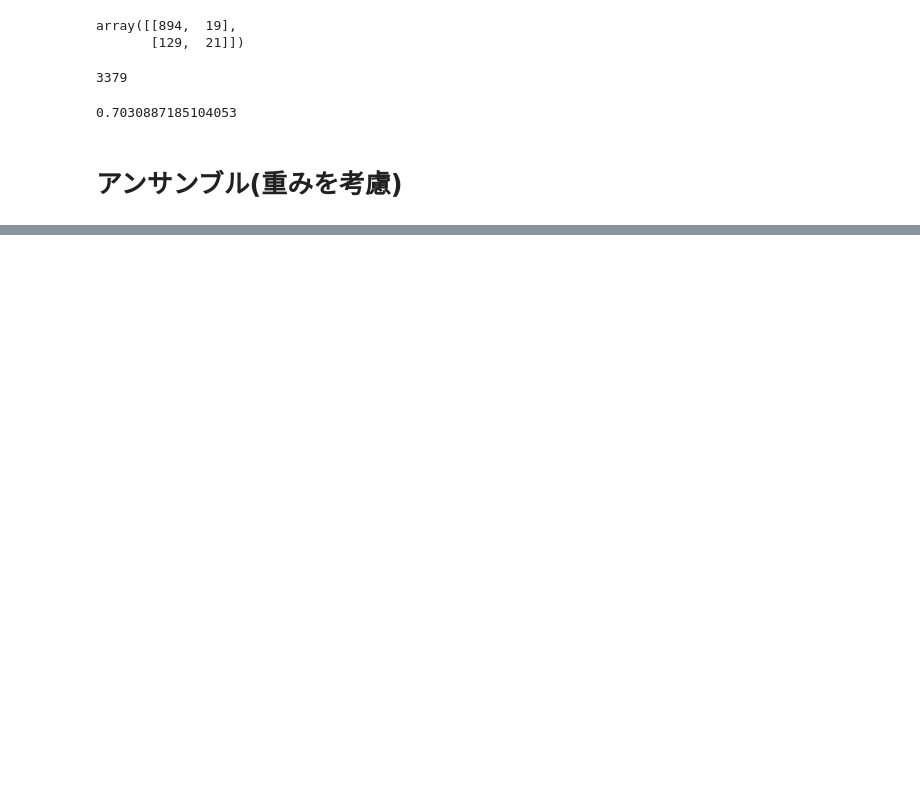
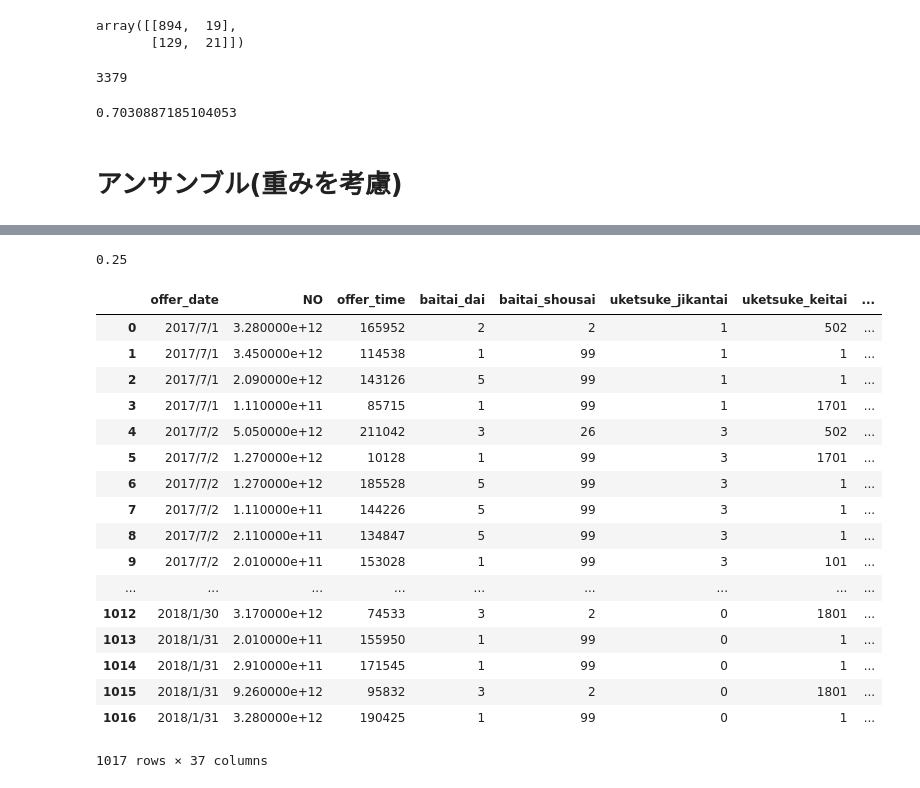
Before and after one commit to suger0316/aiful, a Jupyter notebook: アイフル/ハッカソン_01比率を揃える.ipynb, the cells around one changed output, grey strips where cells are left out. Drawn from its saved outputs; the diff is of its cells as text; code cells hidden in the pictures; blank space fills up the shorter version.

```diff
--- a/アイフル/ハッカソン_01比率を揃える.ipynb
+++ b/アイフル/ハッカソン_01比率を揃える.ipynb
@@ -536,0 +726,9 @@ auc(precision, recall)
+# %%
+#最大利益の場合をバイナリ化
+threshold = (np.argmax(profit_list_max_n)+1)/100
+binary_submit_y_reg = []
+for i in submit_y_reg:
+    if i > threshold:
+        binary_submit_y_reg.append(1)
+    elif i <= threshold:
+        binary_submit_y_reg.append(0)
@@ -536,0 +751,16 @@ auc(precision, recall)
+# %%
+#営業利益の算出(一次関数_ver2)をテストデータなしで
+def operating_profit_linear_ver3(y_pred_reg, y_pred_cla, offset_n, offset_m):
+    #gain_list = []
+    #loss_list = []
+    if y_pred_cla == 1:
+        return 0
+    elif y_pred_cla == 0:
+        if y_pred_reg <= offset_n and y_pred_reg >= offset_m:
+            return int((-45/(offset_n-offset_m))*y_pred_reg+(45*offset_n/(offset_n-offset_m))+5)
+        elif y_pred_reg < offset_m:
+            return 50
+# %%
+gain_submit_list = []
+for i in range(len(binary_submit_y_reg)):
+    gain_submit_list.append(operating_profit_linear_ver3(submit_y_reg[i], binary_submit_y_reg[i], threshold, threshold-0.01))
@@ -536,0 +787,27 @@ auc(precision, recall)
+# %%
+threshold
+# %% [output]
+0.25
+# %%
+submit_df['month12_jiko'] = np.array(gain_submit_list)
+# %%
+submit_df
+# %% [output]
+|  | offer_date | NO | offer_time | baitai_dai | baitai_shousai | uketsuke_jikantai | uketsuke_keitai | ... |
+| 0 | 2017/7/1 | 3.280000e+12 | 165952 | 2 | 2 | 1 | 502 | ... |
+| 1 | 2017/7/1 | 3.450000e+12 | 114538 | 1 | 99 | 1 | 1 | ... |
+| 2 | 2017/7/1 | 2.090000e+12 | 143126 | 5 | 99 | 1 | 1 | ... |
+| 3 | 2017/7/1 | 1.110000e+11 | 85715 | 1 | 99 | 1 | 1701 | ... |
+| 4 | 2017/7/2 | 5.050000e+12 | 211042 | 3 | 26 | 3 | 502 | ... |
+| 5 | 2017/7/2 | 1.270000e+12 | 10128 | 1 | 99 | 3 | 1701 | ... |
+| 6 | 2017/7/2 | 1.270000e+12 | 185528 | 5 | 99 | 3 | 1 | ... |
+| 7 | 2017/7/2 | 1.110000e+11 | 144226 | 5 | 99 | 3 | 1 | ... |
+| 8 | 2017/7/2 | 2.110000e+11 | 134847 | 5 | 99 | 3 | 1 | ... |
+| 9 | 2017/7/2 | 2.010000e+11 | 153028 | 1 | 99 | 3 | 101 | ... |
+| ... | ... | ... | ... | ... | ... | ... | ... | ... |
+| 1012 | 2018/1/30 | 3.170000e+12 | 74533 | 3 | 2 | 0 | 1801 | ... |
+| 1013 | 2018/1/31 | 2.010000e+11 | 155950 | 1 | 99 | 0 | 1 | ... |
+| 1014 | 2018/1/31 | 2.910000e+11 | 171545 | 1 | 99 | 0 | 1 | ... |
+| 1015 | 2018/1/31 | 9.260000e+12 | 95832 | 3 | 2 | 0 | 1801 | ... |
+| 1016 | 2018/1/31 | 3.280000e+12 | 190425 | 1 | 99 | 0 | 1 | ... |
+1017 rows × 37 columns
```
Also changed, not shown: parts of 55 cells of this notebook, 3 other files.
